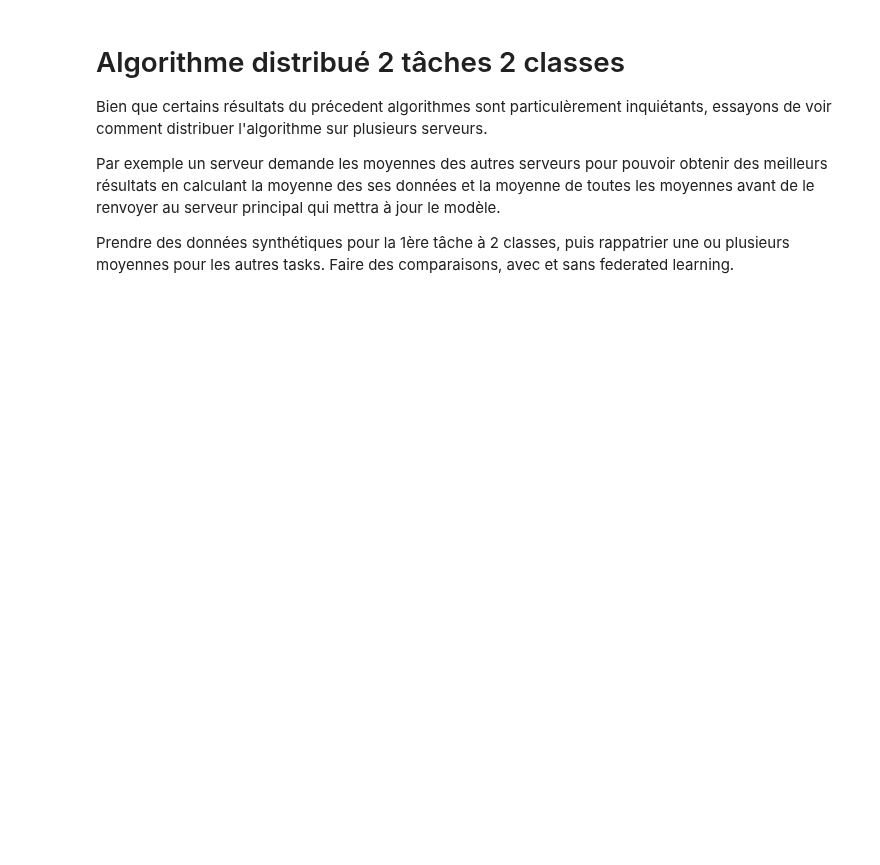
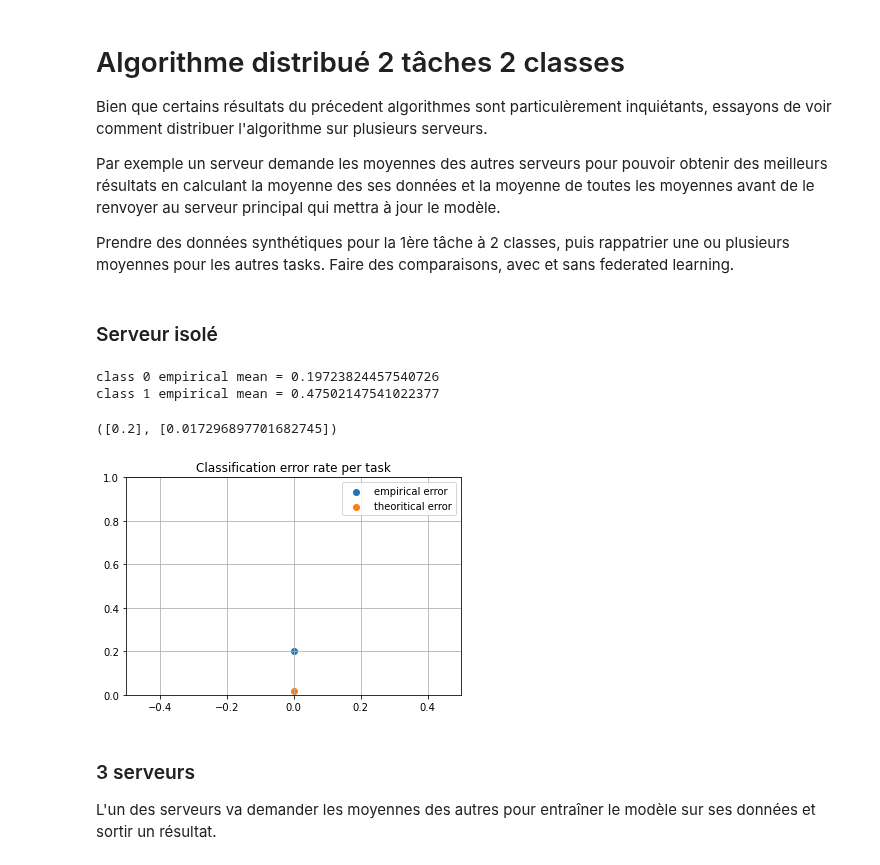
Before and after one commit to Sami-fak/DistributedMTLSPCA, a Jupyter notebook: binary-based_MTL.ipynb, the cells around one changed output. Saved outputs shown, nothing was run; the diff lists cells and outputs as text; code cells hidden in the pictures; blank space fills up the shorter version.

Commit message:
Serveur isolé

```diff
--- a/binary-based_MTL.ipynb
+++ b/binary-based_MTL.ipynb
@@ -388,3 +387,5 @@ print(m_t)
+# %%
+m_t = create_mt(t, m, y, Dc, correlation_matrix, k, l)
 # %%
 def compute_score(V, x, m_t):
     """
@@ -394,25 +395,3 @@ def compute_score(V, x, m_t):
     x_projection = np.transpose(V).dot(x)
     average_mean = 1/2*(m_t[0] + m_t[1])
     return (1 if x_projection > average_mean else -1)
-# %%
-def plot_error_rate(X_test, m_t, nb_tasks, nb_classes, n_t):
-    """
-    Compute and plot classification error rate on test set
-    """
-    error_rate = []
-    for t in range(nb_tasks):
-        for l in range(nb_classes):
-            n = n_t[t][l]
-            error = 0
-            for i in range(n):
-                # on prend la transposée pour pouvoir travailler avec les colonnes
-                score = compute_score(V, np.transpose(X_test[t][l])[i], m_t[t])
-                #print(score)
-                error += 1 if (score == 1 and l == 1) else 0
-            error_rate.append(error/n)
-
-    plt.scatter(range(4), error_rate)
-    plt.grid()
-    plt.title("Classification error rate per task per class")
-
-    return error_rate
@@ -440,3 +448,34 @@ Par exemple un serveur demande les moyennes des autres serveurs pour pouvoir obt
 
 Prendre des données synthétiques pour la 1ère tâche à 2 classes, puis rappatrier une ou plusieurs moyennes pour les autres tasks.
 Faire des comparaisons, avec et sans federated learning.
+# %% [markdown]
+### Serveur isolé
+# %%
+n = 200
+p = 100
+m = 2
+t = 1
+n_t = [[100,100]]
+M = mean_random_matrix(m, t, p, 0., 0.5)
+X = gaussian_synthetic_data(n, p, m, t, n_t, M)
+X_train, X_test, n_t_train, n_t_test = train_test_split_data(X, 0.8, t, m)
+y = create_labels(t,m)
+M_mean = empirical_mean(t, m, X_train, p, n_t_train)
+c = estimate_c(n_t, n, t, m)
+Dc = np.diag(c)
+correlation_matrix = compute_M_cal(n,p,Dc,M_mean, display=False)
+y = label_evaluation(t,m,Dc,correlation_matrix)
+X_train_aggregated = aggregate_array(X_train, p, n, t, m)
+X_test_aggregated = aggregate_array(X_train, p, n, t, m)
+J = create_J(m, t, n, n_t_train)
+V = compute_V(y, X_train_aggregated, J)
+m_t = create_mt(t, m, y, Dc, correlation_matrix, k, l)
+plot_error_rate(X_test, m_t, t, m, n_t_test)
+# %% [output]
+class 0 empirical mean = 0.19723824457540726
+class 1 empirical mean = 0.47502147541022377
+([0.2], [0.017296897701682745])
+[figure, added]
+# %% [markdown]
+### 3 serveurs
+L'un des serveurs va demander les moyennes des autres pour entraîner le modèle sur ses données et sortir un résultat.
```
Also changed, not shown: parts of 19 cells of this notebook.
